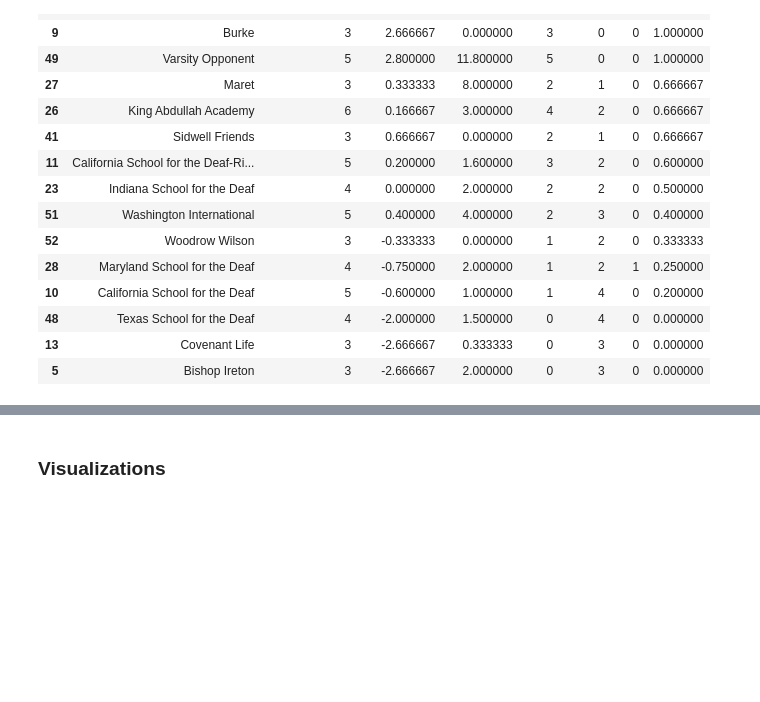
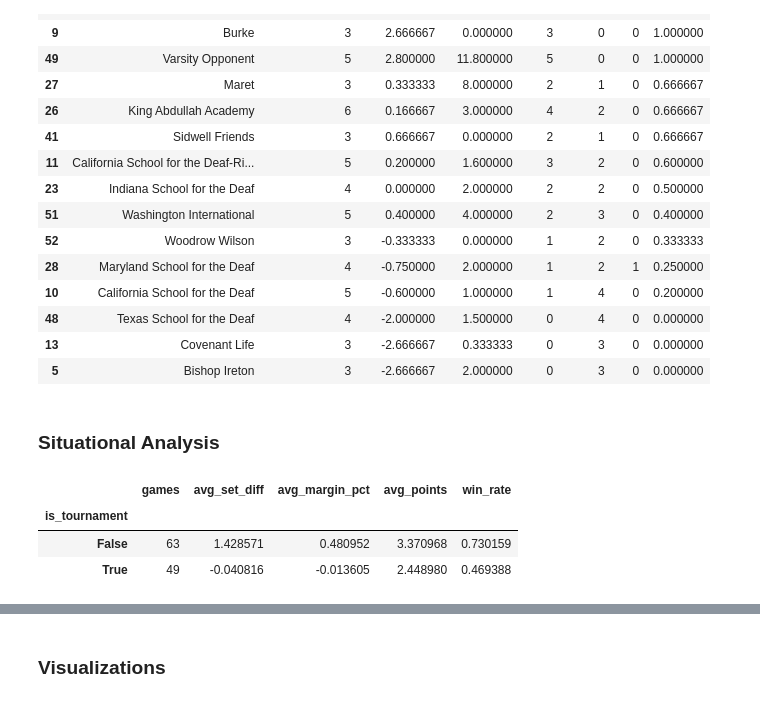
Before and after one commit to drblitx/jr-yr-stats, a Jupyter notebook: notebooks/eda.ipynb, the cells around one changed output, grey strips where cells are left out. Cells and saved outputs as stored; diff of their text form; code cells hidden in the pictures; blank space fills up the shorter version.

```diff
--- a/notebooks/eda.ipynb
+++ b/notebooks/eda.ipynb
@@ -244,3 +232,19 @@ opponent_stats[opponent_stats['games_played'] >= 3].sort_values('win_rate', asce
 | 48 | Texas School for the Deaf | 4 | -2.000000 | 1.500000 | 0 | 4 | 0 | 0.000000 |
 | 13 | Covenant Life | 3 | -2.666667 | 0.333333 | 0 | 3 | 0 | 0.000000 |
 | 5 | Bishop Ireton | 3 | -2.666667 | 2.000000 | 0 | 3 | 0 | 0.000000 |
+# %% [markdown]
+### Situational Analysis
+# %%
+# tournaments
+df.groupby('is_tournament').agg(
+    games=('match_id', 'count'),
+    avg_set_diff=('set_diff', 'mean'),
+    avg_margin_pct=('margin_pct', 'mean'),
+    avg_points=('points', 'mean'),
+    win_rate=('numeric_result', lambda x: (x == 1).sum() / len(x))
+)
+# %% [output]
+|  | games | avg_set_diff | avg_margin_pct | avg_points | win_rate |
+| is_tournament |  |  |  |  |  |
+| False | 63 | 1.428571 | 0.480952 | 3.370968 | 0.730159 |
+| True | 49 | -0.040816 | -0.013605 | 2.448980 | 0.469388 |
```
Also changed, not shown: parts of 9 cells of this notebook.
